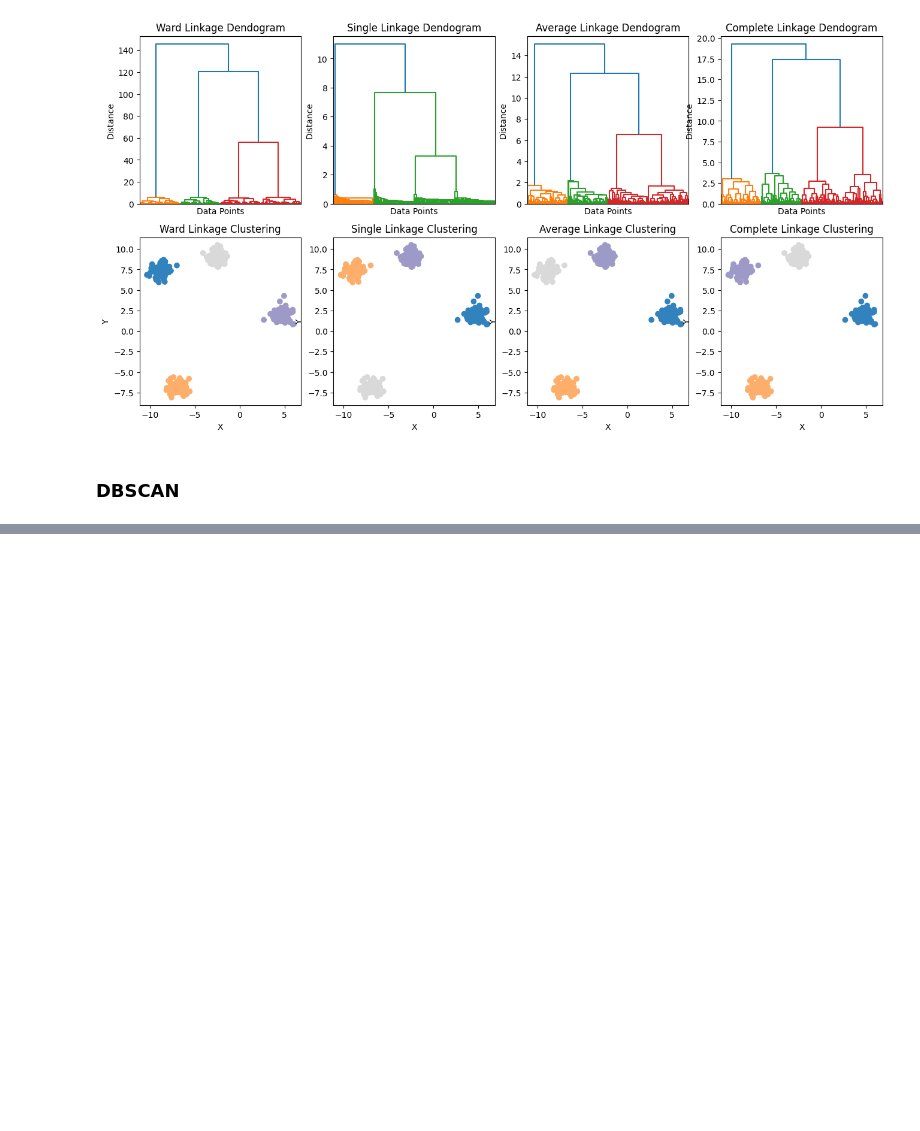
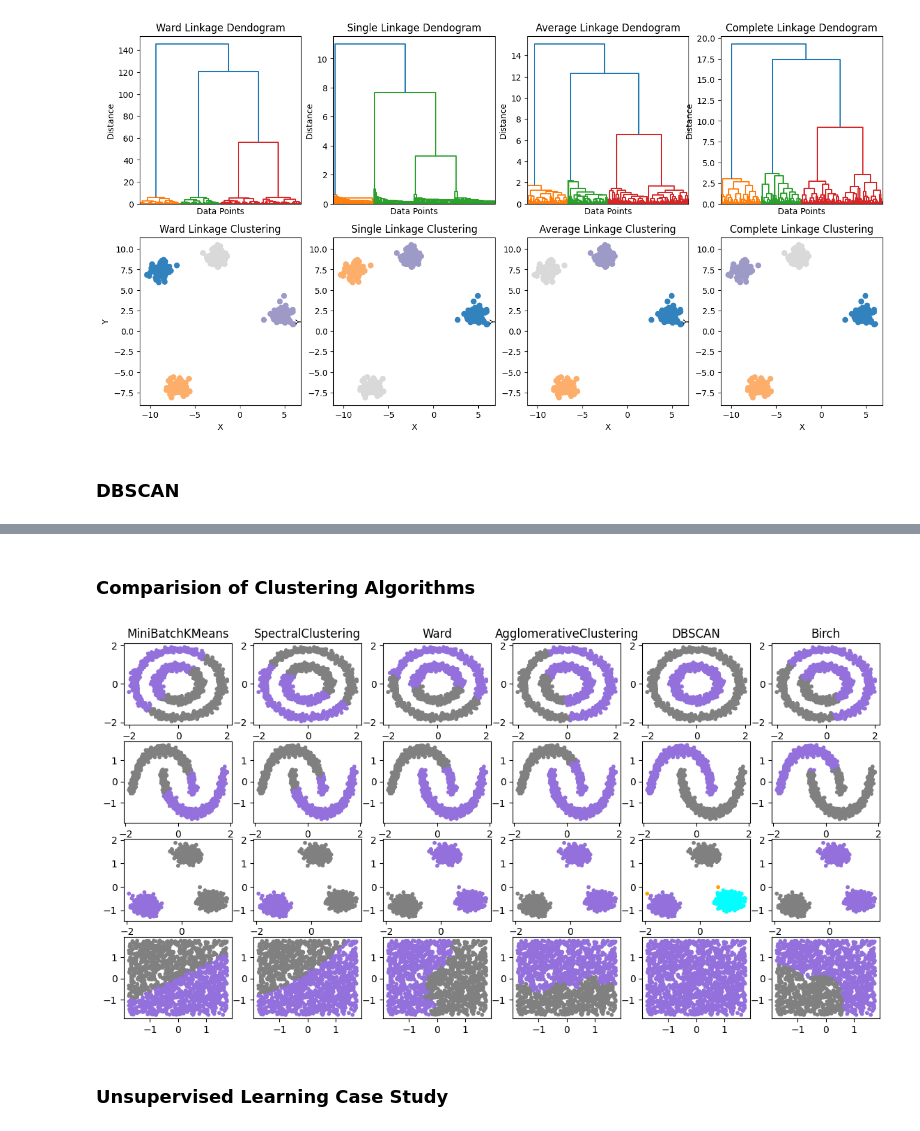
Before and after one commit to sultankeles/MachineLearning, a Jupyter notebook: MachineLearning.ipynb, the cells around one changed output, grey strips where cells are left out. Cells and saved outputs as stored; diff of their text form; code cells hidden in the pictures; blank space fills up the shorter version.

Commit message:
feat: finished unsupervised learning

```diff
--- a/MachineLearning.ipynb
+++ b/MachineLearning.ipynb
@@ -1771,0 +1792,53 @@ plt.show()
+# %% [markdown]
+### Comparision of Clustering Algorithms
+# %%
+from sklearn import datasets, cluster
+from sklearn.preprocessing import StandardScaler
+
+import matplotlib.pyplot as plt
+import numpy as np
+
+n_samples = 1500
+noisy_circles = datasets.make_circles(n_samples = n_samples, factor = 0.5, noise = 0.05)
+noisy_moons = datasets.make_moons(n_samples = n_samples, noise = 0.05)
+blobs = datasets.make_blobs(n_samples = n_samples)
+no_structure = np.random.rand(n_samples, 2), None
+
+clustering_names = ['MiniBatchKMeans', 'SpectralClustering', 'Ward', 'AgglomerativeClustering', 'DBSCAN', 'Birch']
+
+colors = np.array(['mediumpurple', 'gray', 'cyan', 'brown', 'green', 'orange'])
+datasets = [noisy_circles, noisy_moons, blobs, no_structure]
+
+plt.figure(figsize = (14,7))
+i = 1
+for i_dataset, dataset in enumerate(datasets):
+  X, y = dataset
+  X = StandardScaler().fit_transform(X)
+
+  two_means = cluster.MiniBatchKMeans(n_clusters = 2)
+  ward = cluster.AgglomerativeClustering(n_clusters = 2, linkage = 'ward')
+  spectral = cluster.SpectralClustering(n_clusters = 2)
+  dbscan = cluster.DBSCAN(eps = 0.2)
+  average_linkage = cluster.AgglomerativeClustering(n_clusters = 2, linkage = 'average')
+  birch = cluster.Birch(n_clusters = 2)
+
+  clustering_algorithms = [two_means, spectral, ward, average_linkage, dbscan, birch]
+
+  for name, algorithm in zip(clustering_names, clustering_algorithms):
+
+    algorithm.fit(X)
+
+    if hasattr(algorithm, 'labels_'):
+      y_pred = algorithm.labels_.astype(int)
+    else:
+      y_pred = algorithm.predict(X)
+
+    plt.subplot(len(datasets), len(clustering_algorithms), i)
+    if i_dataset == 0:
+      plt.title(name)
+    plt.scatter(X[:, 0], X[:, 1], color = colors[y_pred].tolist(), s = 10)
+    i += 1
+# %% [output]
+[figure, added]
+# %% [markdown]
+### Unsupervised Learning Case Study
```
Also changed, not shown: parts of 5 cells of this notebook.
